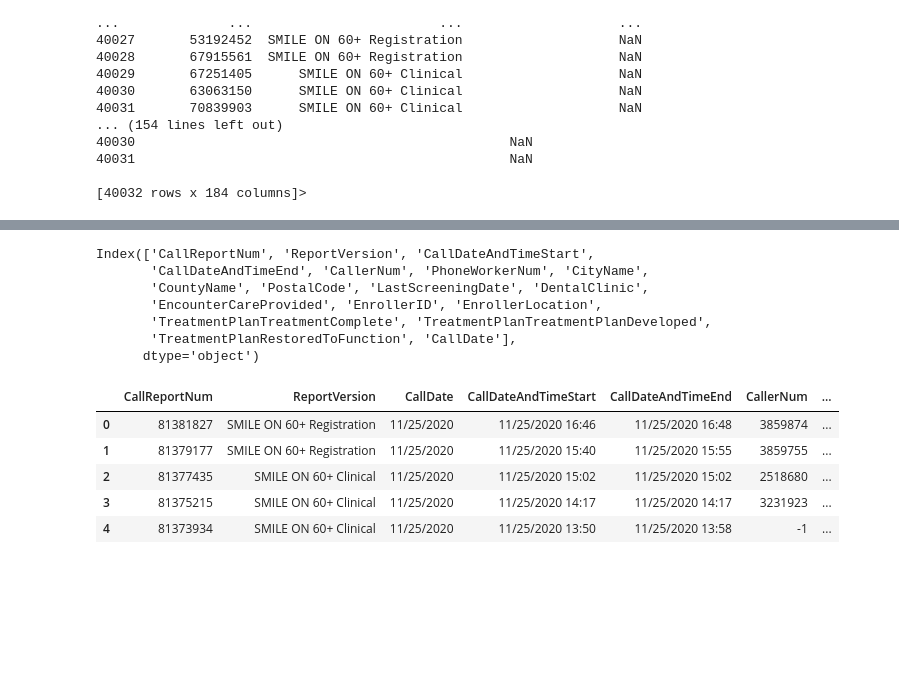
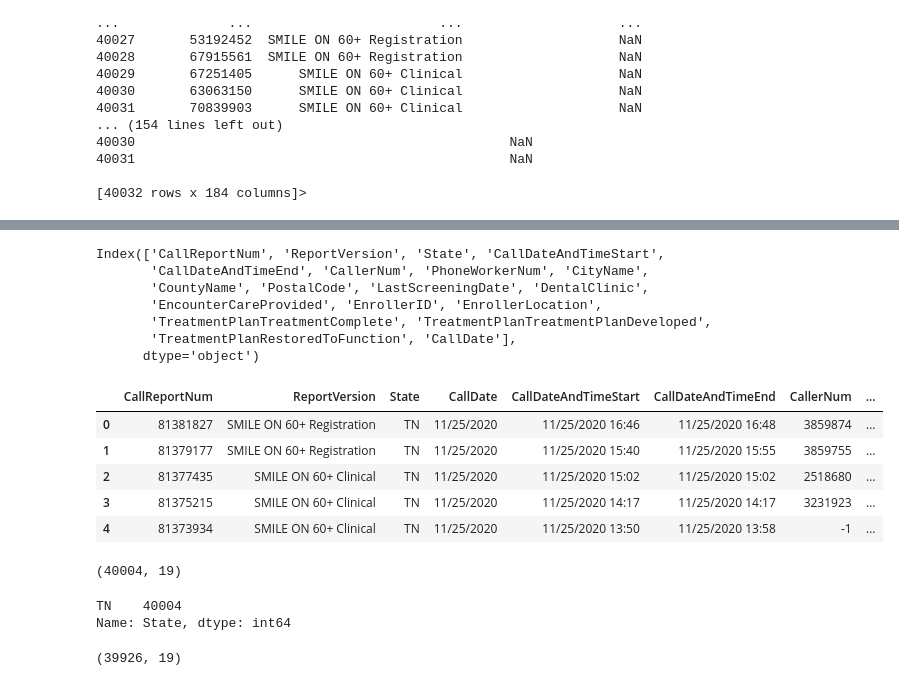
Before and after one commit to bsfcs/smile-on-spiderman, a Jupyter notebook: notebooks/smile_on_eda.ipynb, the cells around one changed output, grey strips where cells are left out. Cells and saved outputs as stored; diff of their text form; code cells hidden in the pictures; blank space fills up the shorter version.

```diff
--- a/notebooks/smile_on_eda.ipynb
+++ b/notebooks/smile_on_eda.ipynb
@@ -61,7 +61,7 @@ smile_df.isnull
 
 [40032 rows x 184 columns]>
 # %%
-smile_slim = smile_df[['CallReportNum', 'ReportVersion', 'CallDateAndTimeStart', 'CallDateAndTimeEnd', 'CallerNum',
+smile_slim = smile_df[['CallReportNum', 'ReportVersion', 'StateProvince', 'CallDateAndTimeStart', 'CallDateAndTimeEnd', 'CallerNum',
                        'PhoneWorkerNum', 'CityName', 'CountyName', 'PostalCode', 'SMILE ON 60+ Screening - Last Screening Date',
                        'SMILE ON 60+ Case Management Information - Dental Clinic', 'SMILE ON 60+ Oral Care Encounter - Is the treatment plan completed?',
                        'SMILE ON 60+ Oral Care Encounter - Was a treatment plan developed?', 'SMILE ON 60+ Oral Care Encounter - Was the enrollee able to be restored to function (can chew) and "social six" esthetics (top front six teeth are present and disease free)',
@@ -96,7 +97,7 @@ Index(['CallReportNum', 'ReportVersion', 'CallDateAndTimeStart',
        'SMILE ON 60+ Treatment Plan - Was the enrollee able to be restored to function (can chew) and "social six" esthetics (top front six teeth are present and disease free)'],
       dtype='object')
 # %%
-smile_slim.columns =['CallReportNum', 'ReportVersion', 'CallDateAndTimeStart', 'CallDateAndTimeEnd', 'CallerNum',
+smile_slim.columns =['CallReportNum', 'ReportVersion', 'State', 'CallDateAndTimeStart', 'CallDateAndTimeEnd', 'CallerNum',
                    'PhoneWorkerNum', 'CityName', 'CountyName', 'PostalCode', 'LastScreeningDate', 'DentalClinic',
                    'EncounterTreatmentPlanComplete', 'EncounterTreatmentPlanDeveloped', 'EncounterRestoredToFunction', 'EncounterCareProvided', 'EnrollerID',
                    'EnrollerLocation', 'TreatmentPlanTreatmentComplete', 'TreatmentPlanTreatmentPlanDeveloped', 'TreatmentPlanRestoredToFunction']
@@ -192,7 +191,7 @@ smile_slim.head(20)
 # %%
 smile_slim.columns
 # %% [output]
-Index(['CallReportNum', 'ReportVersion', 'CallDateAndTimeStart',
+Index(['CallReportNum', 'ReportVersion', 'State', 'CallDateAndTimeStart',
        'CallDateAndTimeEnd', 'CallerNum', 'PhoneWorkerNum', 'CityName',
        'CountyName', 'PostalCode', 'LastScreeningDate', 'DentalClinic',
        'EncounterCareProvided', 'EnrollerID', 'EnrollerLocation',
@@ -200,15 +199,30 @@ Index(['CallReportNum', 'ReportVersion', 'CallDateAndTimeStart',
        'TreatmentPlanRestoredToFunction', 'CallDate'],
       dtype='object')
 # %%
-smile_slim = smile_slim[['CallReportNum', 'ReportVersion', 'CallDate', 'CallDateAndTimeStart', 'CallDateAndTimeEnd', 'CallerNum',
+smile_slim = smile_slim[['CallReportNum', 'ReportVersion', 'State', 'CallDate', 'CallDateAndTimeStart', 'CallDateAndTimeEnd', 'CallerNum',
                    'PhoneWorkerNum', 'CityName', 'CountyName', 'PostalCode', 'LastScreeningDate', 'DentalClinic',
                    'EnrollerID', 'EnrollerLocation', 'EncounterCareProvided', 'TreatmentPlanTreatmentComplete', 'TreatmentPlanTreatmentPlanDeveloped',
                    'TreatmentPlanRestoredToFunction']]
 smile_slim.head()
 # %% [output]
-|  | CallReportNum | ReportVersion | CallDate | CallDateAndTimeStart | CallDateAndTimeEnd | CallerNum | ... |
-| 0 | 81381827 | SMILE ON 60+ Registration | 11/25/2020 | 11/25/2020 16:46 | 11/25/2020 16:48 | 3859874 | ... |
-| 1 | 81379177 | SMILE ON 60+ Registration | 11/25/2020 | 11/25/2020 15:40 | 11/25/2020 15:55 | 3859755 | ... |
-| 2 | 81377435 | SMILE ON 60+ Clinical | 11/25/2020 | 11/25/2020 15:02 | 11/25/2020 15:02 | 2518680 | ... |
-| 3 | 81375215 | SMILE ON 60+ Clinical | 11/25/2020 | 11/25/2020 14:17 | 11/25/2020 14:17 | 3231923 | ... |
-| 4 | 81373934 | SMILE ON 60+ Clinical | 11/25/2020 | 11/25/2020 13:50 | 11/25/2020 13:58 | -1 | ... |
+|  | CallReportNum | ReportVersion | State | CallDate | CallDateAndTimeStart | CallDateAndTimeEnd | CallerNum | ... |
+| 0 | 81381827 | SMILE ON 60+ Registration | TN | 11/25/2020 | 11/25/2020 16:46 | 11/25/2020 16:48 | 3859874 | ... |
+| 1 | 81379177 | SMILE ON 60+ Registration | TN | 11/25/2020 | 11/25/2020 15:40 | 11/25/2020 15:55 | 3859755 | ... |
+| 2 | 81377435 | SMILE ON 60+ Clinical | TN | 11/25/2020 | 11/25/2020 15:02 | 11/25/2020 15:02 | 2518680 | ... |
+| 3 | 81375215 | SMILE ON 60+ Clinical | TN | 11/25/2020 | 11/25/2020 14:17 | 11/25/2020 14:17 | 3231923 | ... |
+| 4 | 81373934 | SMILE ON 60+ Clinical | TN | 11/25/2020 | 11/25/2020 13:50 | 11/25/2020 13:58 | -1 | ... |
+# %%
+smile_slim = smile_slim.loc[smile_slim['State'].isin(["TN"])]
+smile_slim.shape
+# %% [output]
+(40004, 19)
+# %%
+smile_slim['State'].value_counts()
+# %% [output]
+TN    40004
+Name: State, dtype: int64
+# %%
+smile_slim = smile_slim.loc[~smile_slim['CallerNum'].isin(['-1', '-2'])]
+smile_slim.shape
+# %% [output]
+(39926, 19)
```
Also changed, not shown: parts of 44 cells of this notebook.
